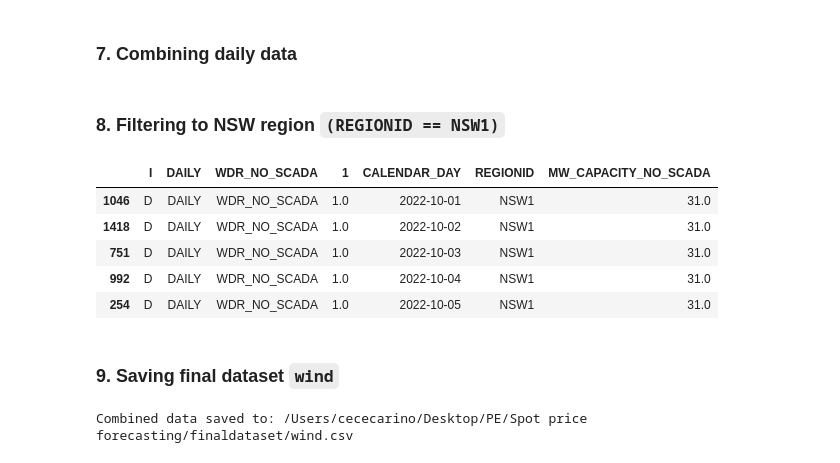
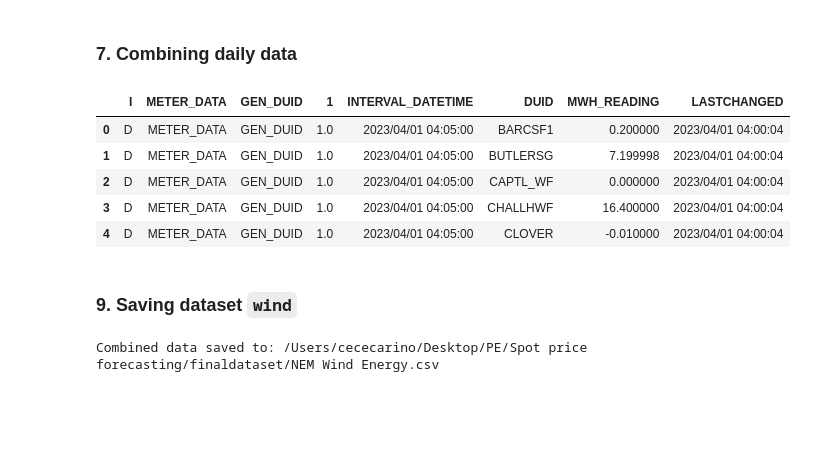
Before and after one commit to heycece/nemforecasting, a Jupyter notebook: BeautifulSoup Webscraper - wind data.ipynb, the cells around one changed output. Cells and saved outputs as stored; diff of their text form; code cells hidden in the pictures; blank space fills up the shorter version.

Commit message:
Data collection - wind energy
- Matched actual demand generated with DUIDs of NSW wind generators

```diff
--- a/BeautifulSoup Webscraper - wind data.ipynb
+++ b/BeautifulSoup Webscraper - wind data.ipynb
@@ -485,15 +555,0 @@ combined_df = combined_df.sort_values(by='CALENDAR_DAY', ascending=True)
-# %% [markdown]
-### 8. Filtering to NSW region `(REGIONID == NSW1)` <a name="filternsw"></a>
-# %%
-# Obtaining data where REGIONID == NSW1
-nsw_data = combined_df[combined_df['REGIONID'] == 'NSW1']
-
-# Displaying obtained data
-nsw_data.head()
-# %% [output]
-|  | I | DAILY | WDR_NO_SCADA | 1 | CALENDAR_DAY | REGIONID | MW_CAPACITY_NO_SCADA |
-| 1046 | D | DAILY | WDR_NO_SCADA | 1.0 | 2022-10-01 | NSW1 | 31.0 |
-| 1418 | D | DAILY | WDR_NO_SCADA | 1.0 | 2022-10-02 | NSW1 | 31.0 |
-| 751 | D | DAILY | WDR_NO_SCADA | 1.0 | 2022-10-03 | NSW1 | 31.0 |
-| 992 | D | DAILY | WDR_NO_SCADA | 1.0 | 2022-10-04 | NSW1 | 31.0 |
-| 254 | D | DAILY | WDR_NO_SCADA | 1.0 | 2022-10-05 | NSW1 | 31.0 |
@@ -499,0 +559,9 @@ nsw_data.head()
+# %%
+combined_df.head()
+# %% [output]
+|  | I | METER_DATA | GEN_DUID | 1 | INTERVAL_DATETIME | DUID | MWH_READING | LASTCHANGED |
+| 0 | D | METER_DATA | GEN_DUID | 1.0 | 2023/04/01 04:05:00 | BARCSF1 | 0.200000 | 2023/04/01 04:00:04 |
+| 1 | D | METER_DATA | GEN_DUID | 1.0 | 2023/04/01 04:05:00 | BUTLERSG | 7.199998 | 2023/04/01 04:00:04 |
+| 2 | D | METER_DATA | GEN_DUID | 1.0 | 2023/04/01 04:05:00 | CAPTL_WF | 0.000000 | 2023/04/01 04:00:04 |
+| 3 | D | METER_DATA | GEN_DUID | 1.0 | 2023/04/01 04:05:00 | CHALLHWF | 16.400000 | 2023/04/01 04:00:04 |
+| 4 | D | METER_DATA | GEN_DUID | 1.0 | 2023/04/01 04:05:00 | CLOVER | -0.010000 | 2023/04/01 04:00:04 |
@@ -500,10 +572,10 @@ nsw_data.head()
 # %% [markdown]
-### 9. Saving final dataset `wind` <a name="finaloutput"></a>
+### 9. Saving dataset `wind` <a name="prelimdata"></a>
 # %%
 # Saving the combined DataFrame to a new CSV file
-output_csv_path = '/Users/cececarino/Desktop/PE/Spot price forecasting/finaldataset/wind.csv'
+output_csv_path = '/Users/cececarino/Desktop/PE/Spot price forecasting/finaldataset/NEM Wind Energy.csv'
 combined_df.to_csv(output_csv_path, index=False)
 
 print(f"Combined data saved to: {output_csv_path}")
 # %% [output]
-Combined data saved to: /Users/cececarino/Desktop/PE/Spot price forecasting/finaldataset/wind.csv
+Combined data saved to: /Users/cececarino/Desktop/PE/Spot price forecasting/finaldataset/NEM Wind Energy.csv
```
Also changed, not shown: parts of 22 cells of this notebook, 1 other file.
